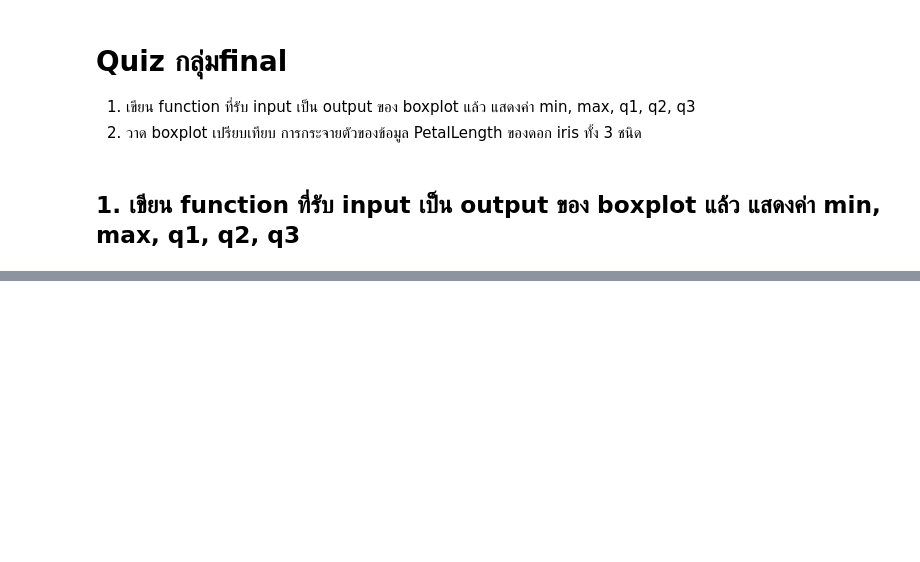
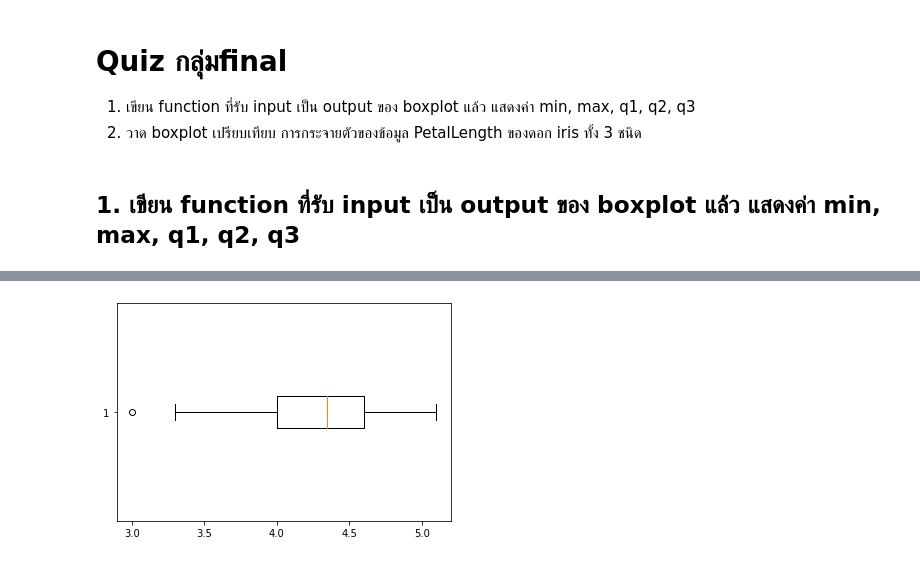
Before and after one commit to siriwat-heart/data_viz_2022, a Jupyter notebook: DataViz02_Data_Distribution.ipynb, the cells around one changed output, grey strips where cells are left out. Drawn from its saved outputs; the diff is of its cells as text; code cells hidden in the pictures; blank space fills up the shorter version.

```diff
--- a/DataViz02_Data_Distribution.ipynb
+++ b/DataViz02_Data_Distribution.ipynb
@@ -316,0 +319,4 @@ ypd_bp = plt.boxplot(df['PetalLength'],vert=False)
+# %%
+versicolor_bp = plt.boxplot(df2['PetalLength'][50:100],vert=False)
+# %% [output]
+[figure, added]
```
Also changed, not shown: parts of 4 cells of this notebook.
